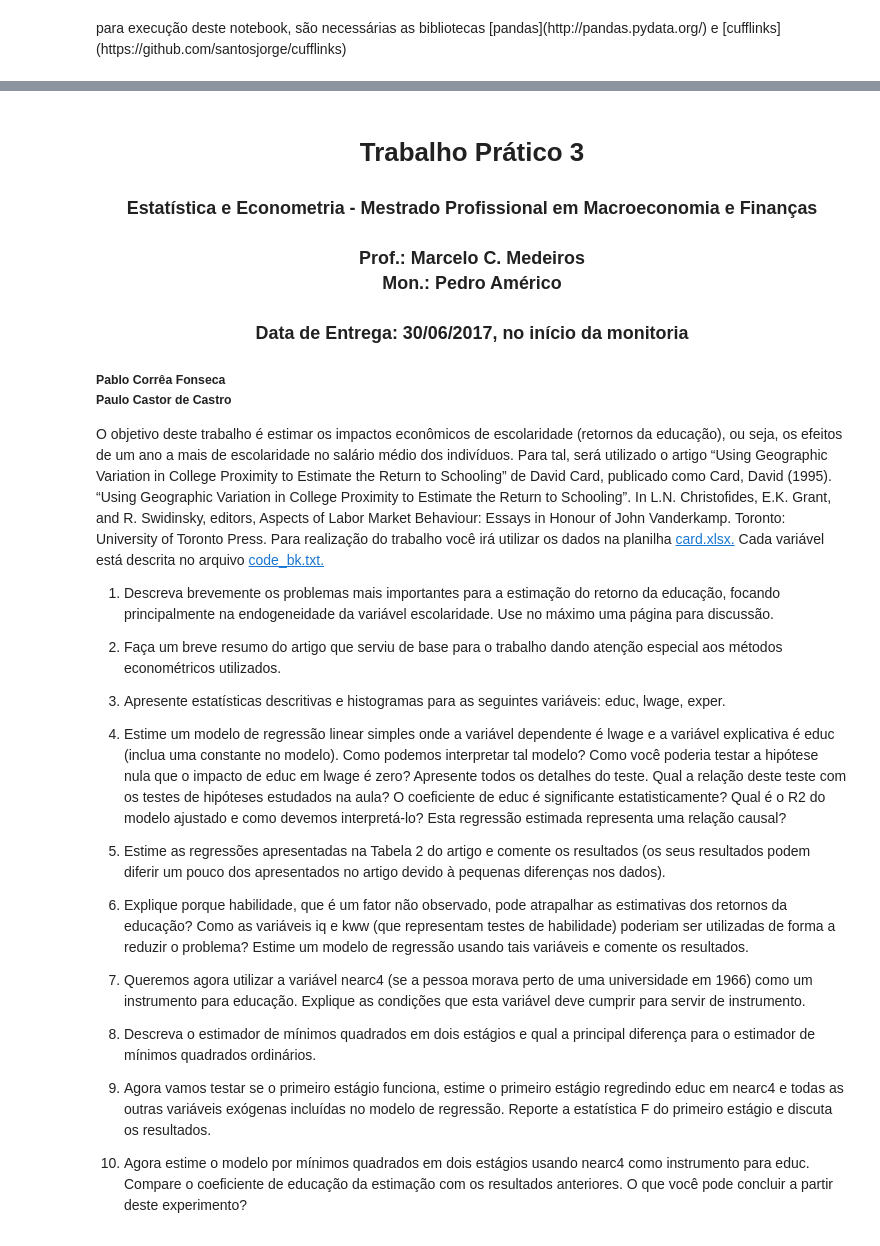
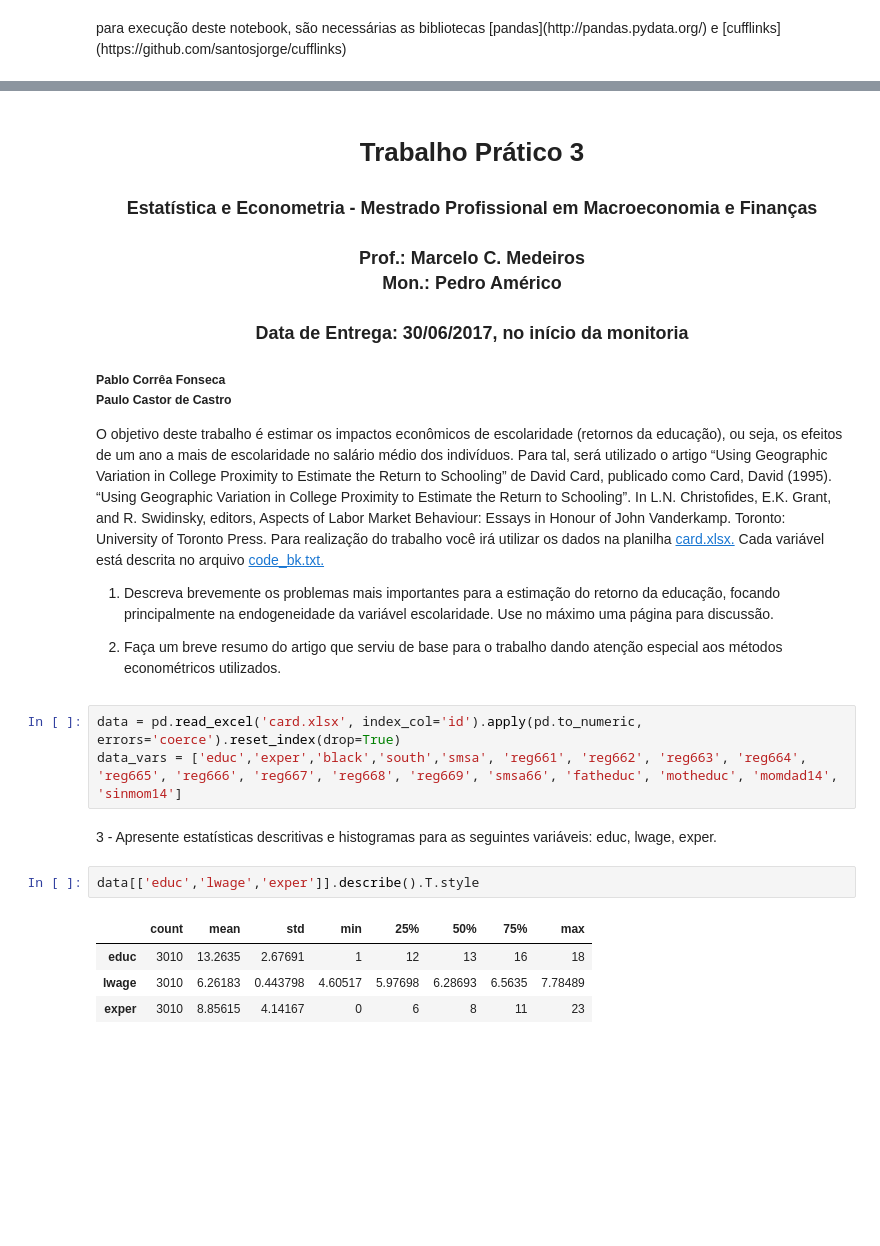
Before and after one commit to PablocFonseca/MPE_Estatistica, a Jupyter notebook: Trabalho 3 - Pablo Fonseca e Paulo Castor.ipynb, the cells around one changed output, grey strips where cells are left out. Saved outputs shown, nothing was run; the diff lists cells and outputs as text; blank space fills up the shorter version.

```diff
--- a/Trabalho 3 - Pablo Fonseca e Paulo Castor.ipynb
+++ b/Trabalho 3 - Pablo Fonseca e Paulo Castor.ipynb
@@ -35,38 +38,16 @@ uma página para discussão.
 
 2. Faça um breve resumo do artigo que serviu de base para o trabalho dando atenção especial
 aos métodos econométricos utilizados.
-
-3. Apresente estatísticas descritivas e histogramas para as seguintes variáveis: educ, lwage,
-exper.
-
-4. Estime um modelo de regressão linear simples onde a variável dependente é lwage e a
-variável explicativa é educ (inclua uma constante no modelo). Como podemos interpretar
-tal modelo? Como você poderia testar a hipótese nula que o impacto de educ em lwage
-é zero? Apresente todos os detalhes do teste. Qual a relação deste teste com os testes de
-hipóteses estudados na aula? O coeficiente de educ é significante estatisticamente? Qual é o
-R2 do modelo ajustado e como devemos interpretá-lo? Esta regressão estimada representa
-uma relação causal?
-
-5. Estime as regressões apresentadas na Tabela 2 do artigo e comente os resultados (os seus
-resultados podem diferir um pouco dos apresentados no artigo devido à pequenas diferenças
-nos dados).
-
-6. Explique porque habilidade, que é um fator não observado, pode atrapalhar as estimativas
-dos retornos da educação? Como as variáveis iq e kww (que representam testes de habilidade)
-poderiam ser utilizadas de forma a reduzir o problema? Estime um modelo de
-regressão usando tais variáveis e comente os resultados.
-
-7. Queremos agora utilizar a variável nearc4 (se a pessoa morava perto de uma universidade
-em 1966) como um instrumento para educação. Explique as condições que esta variável
-deve cumprir para servir de instrumento.
-
-8. Descreva o estimador de mínimos quadrados em dois estágios e qual a principal diferença
-para o estimador de mínimos quadrados ordinários.
-
-9. Agora vamos testar se o primeiro estágio funciona, estime o primeiro estágio regredindo
-educ em nearc4 e todas as outras variáveis exógenas incluídas no modelo de regressão.
-Reporte a estatística F do primeiro estágio e discuta os resultados.
-
-10. Agora estime o modelo por mínimos quadrados em dois estágios usando nearc4 como instrumento
-para educ. Compare o coeficiente de educação da estimação com os resultados
-anteriores. O que você pode concluir a partir deste experimento?
+# %%
+data = pd.read_excel('card.xlsx', index_col='id').apply(pd.to_numeric, errors='coerce').reset_index(drop=True)
+data_vars = ['educ','exper','black','south','smsa', 'reg661', 'reg662', 'reg663', 'reg664', 'reg665', 'reg666', 'reg667', 'reg668', 'reg669', 'smsa66', 'fatheduc', 'motheduc', 'momdad14', 'sinmom14']
+# %% [markdown]
+3 - Apresente estatísticas descritivas e histogramas para as seguintes variáveis: educ, lwage,
+exper.
+# %%
+data[['educ','lwage','exper']].describe().T.style
+# %% [output]
+|  | count | mean | std | min | 25% | 50% | 75% | max |
+| educ | 3010 | 13.2635 | 2.67691 | 1 | 12 | 13 | 16 | 18 |
+| lwage | 3010 | 6.26183 | 0.443798 | 4.60517 | 5.97698 | 6.28693 | 6.5635 | 7.78489 |
+| exper | 3010 | 8.85615 | 4.14167 | 0 | 6 | 8 | 11 | 23 |
```
Also changed, not shown: parts of 13 cells of this notebook.
